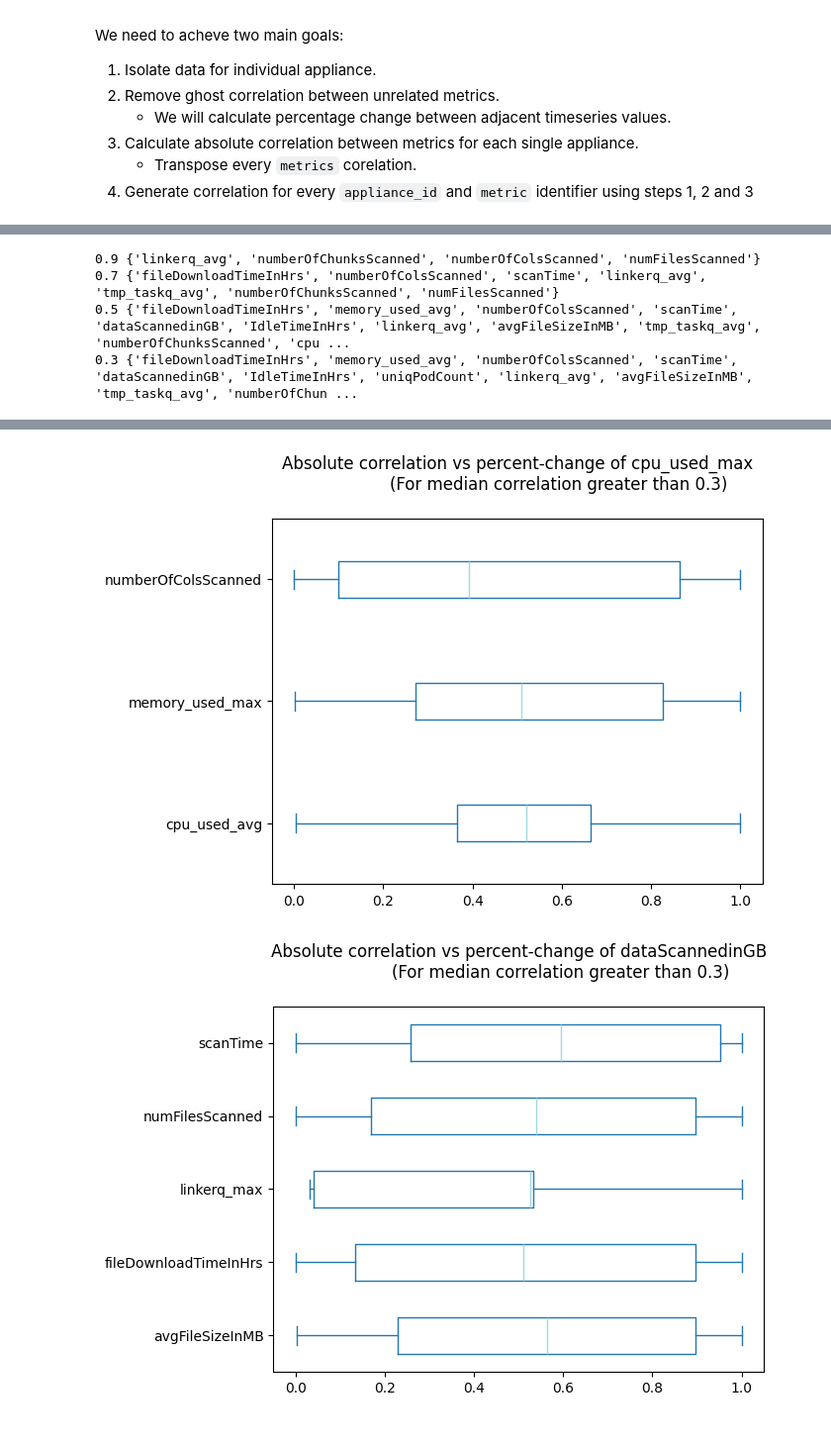
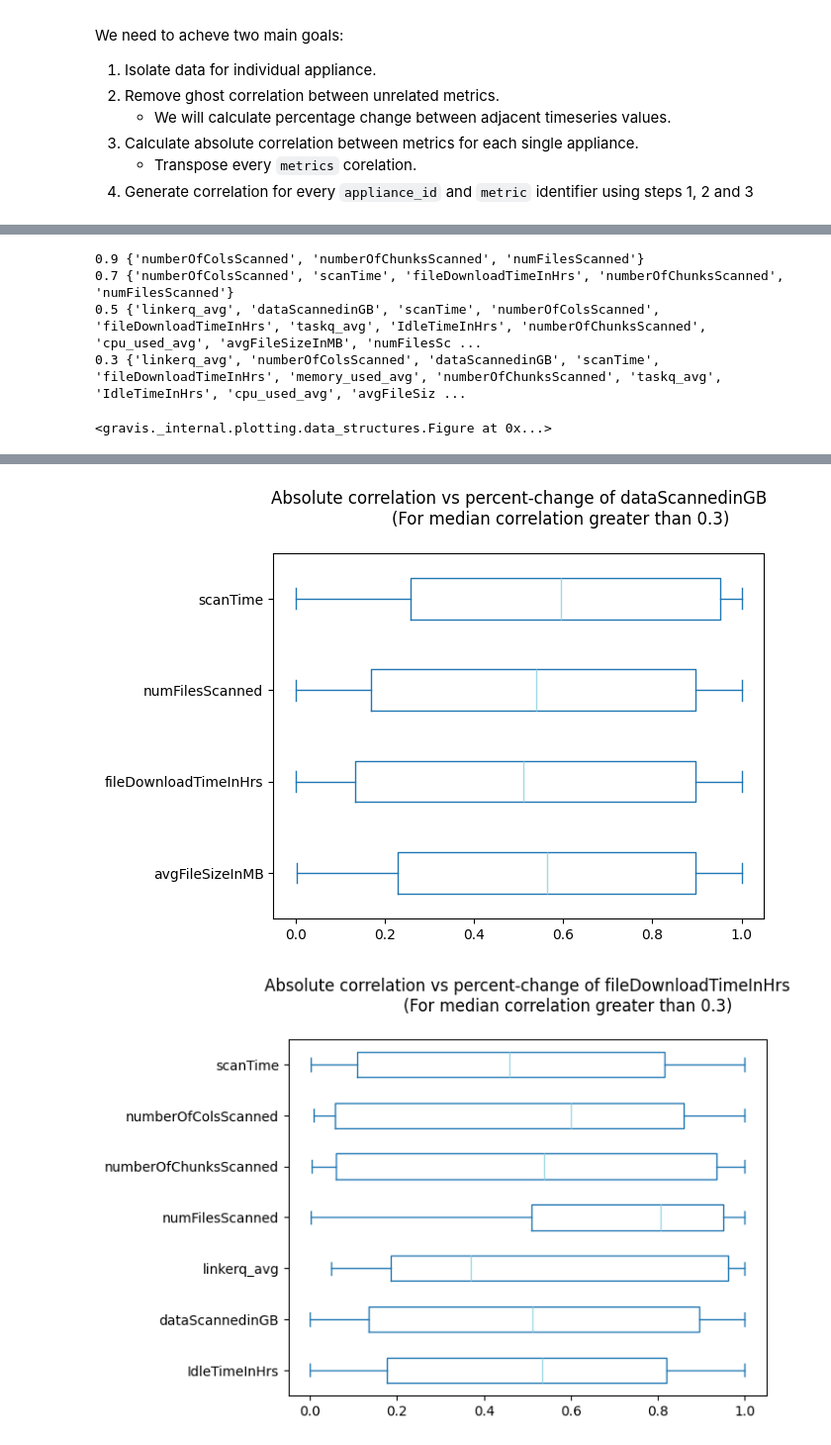
Before and after one commit to amitgupta7/jupyter-python-local-venv, a Jupyter notebook: examples/statistical analysis/ApplianceTelemetryCorrelationAnalysis.ipynb, the cells around one changed output, grey strips where cells are left out. Shown at 99% size. Cells and saved outputs as stored; diff of their text form; code cells hidden in the pictures.

Commit message:
updated statsitical analysis with edge graph

```diff
--- a/examples/statistical analysis/ApplianceTelemetryCorrelationAnalysis.ipynb
+++ b/examples/statistical analysis/ApplianceTelemetryCorrelationAnalysis.ipynb
@@ -53,5 +56,6 @@ We now aggregate the data by `appliance_id` (unique identifier for our cluster)
 * Tracked every hour
 # %%
 dfp = df.pivot_table(index=['appliance_id','ts'], columns=['metrics'], values='value', aggfunc='sum').reset_index()
+dfp = dfp[dfp.columns.drop(list(dfp.filter(regex='max')))]
 dfp.head()
 # %% [output]
@@ -141,6 +144,9 @@ The below table shows the list of `metrics` that are useful with respective corr
 # %%
+import gravis as gv
+import networkx as nx
 corr_vals = [0.9, 0.7, 0.5, 0.3]
 line = set()
+graph_arr = []
 for cutoff in corr_vals:
     arr = []
     for metr in dfc.metric.unique():
@@ -149,10 +155,9 @@ for cutoff in corr_vals:
         dfcm = dfcm.drop(metr, axis=1)
         dfcm = dfcm.dropna(axis = 0, how = 'all')
         dfcm = dfcm.loc[:, dfcm.median() > cutoff]
-        [arr.append(x) for x in dfcm.columns]
-        # dfcm = dfcm.dropna(axis = 1,thresh=getMiniumValidValues(dfcm, pct=10, ceiling=10))
-        # display(dfcm)
-        # break
+        for x in dfcm.columns:
+            arr.append(x)
+            graph_arr.append((metr, x))
         if(cutoff == 0.3):
             if len(dfcm.columns) > 0:
                 title=f'''Absolute correlation vs percent-change of {metr}
@@ -163,13 +168,20 @@ for cutoff in corr_vals:
                         ,title=title
                         ,colormap='tab20'
                         )
-    for met in set(arr):
-        if("max" not in met):
-            line.add(met)
-    print(cutoff, line)
+
+    print(cutoff, set(arr))
+
+g = nx.DiGraph()
+g.add_edges_from(graph_arr)
+gv.vis(g
+       , graph_height=500
+       , zoom_factor=2
+       , layout_algorithm_active=False
+       )
 # %% [output]
-0.9 {'linkerq_avg', 'numberOfChunksScanned', 'numberOfColsScanned', 'numFilesScanned'}
-0.7 {'fileDownloadTimeInHrs', 'numberOfColsScanned', 'scanTime', 'linkerq_avg', 'tmp_taskq_avg', 'numberOfChunksScanned', 'numFilesScanned'}
-0.5 {'fileDownloadTimeInHrs', 'memory_used_avg', 'numberOfColsScanned', 'scanTime', 'dataScannedinGB', 'IdleTimeInHrs', 'linkerq_avg', 'avgFileSizeInMB', 'tmp_taskq_avg', 'numberOfChunksScanned', 'cpu ...
-0.3 {'fileDownloadTimeInHrs', 'memory_used_avg', 'numberOfColsScanned', 'scanTime', 'dataScannedinGB', 'IdleTimeInHrs', 'uniqPodCount', 'linkerq_avg', 'avgFileSizeInMB', 'tmp_taskq_avg', 'numberOfChun ...
+0.9 {'numberOfColsScanned', 'numberOfChunksScanned', 'numFilesScanned'}
+0.7 {'numberOfColsScanned', 'scanTime', 'fileDownloadTimeInHrs', 'numberOfChunksScanned', 'numFilesScanned'}
+0.5 {'linkerq_avg', 'dataScannedinGB', 'scanTime', 'numberOfColsScanned', 'fileDownloadTimeInHrs', 'taskq_avg', 'IdleTimeInHrs', 'numberOfChunksScanned', 'cpu_used_avg', 'avgFileSizeInMB', 'numFilesSc ...
+0.3 {'linkerq_avg', 'numberOfColsScanned', 'dataScannedinGB', 'scanTime', 'fileDownloadTimeInHrs', 'memory_used_avg', 'numberOfChunksScanned', 'taskq_avg', 'IdleTimeInHrs', 'cpu_used_avg', 'avgFileSiz ...
+<gravis._internal.plotting.data_structures.Figure at 0x...>
 [figure]
@@ -178,2 +190,2 @@ for cutoff in corr_vals:
-[figure, old version]
+[figure, new version]
-[figure, old version]
+[figure, new version]
```
Also changed, not shown: parts of 5 cells of this notebook, 5 other files.
